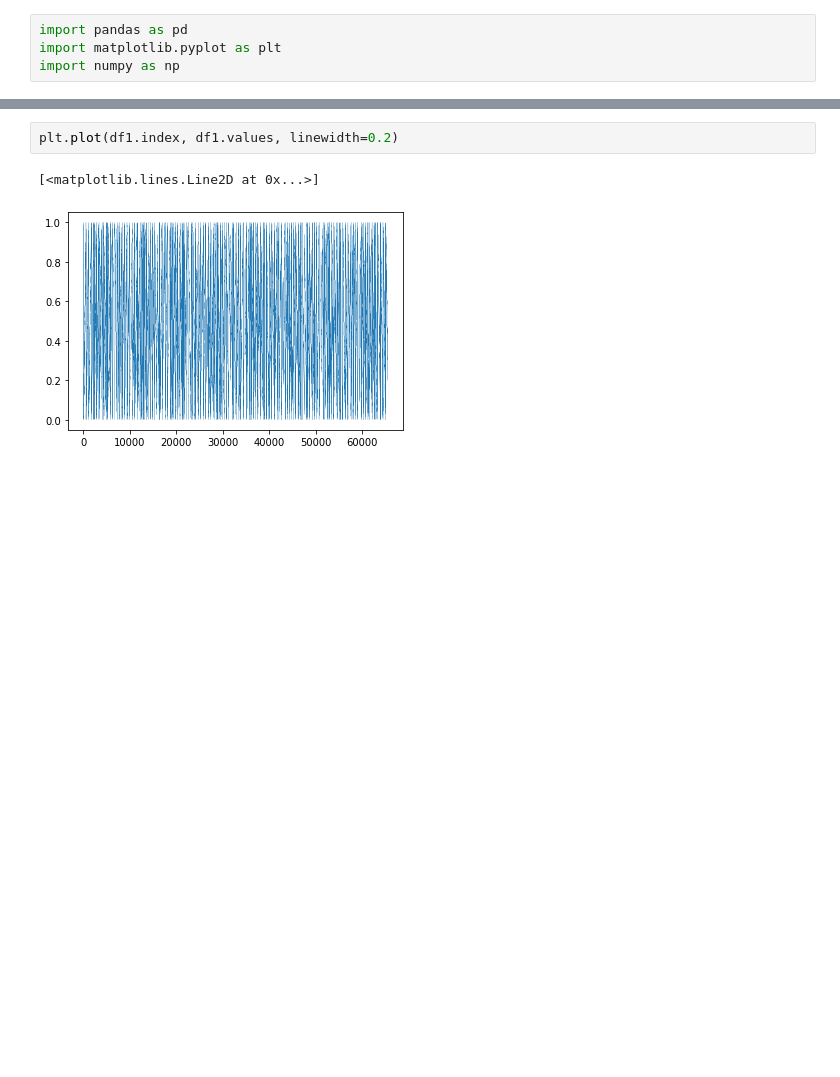
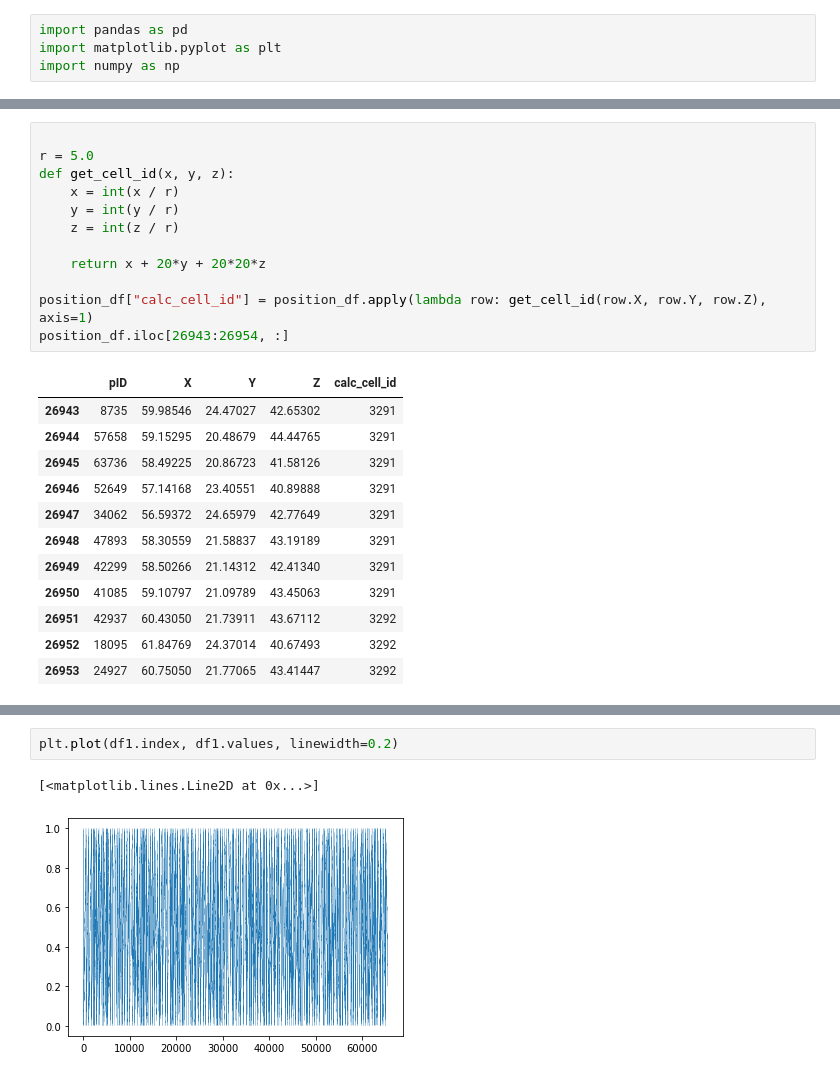
Before and after one commit to RobertRuta/GPU_Accelerated_Vicsek, a Jupyter notebook: data_analysis/data_analysis.ipynb, the cells around one changed output, grey strips where cells are left out. Cells and saved outputs as stored; diff of their text form; blank space fills up the shorter version.

```diff
--- a/data_analysis/data_analysis.ipynb
+++ b/data_analysis/data_analysis.ipynb
@@ -4,0 +78,25 @@ import numpy as np
+# %%
+
+r = 5.0
+def get_cell_id(x, y, z):
+    x = int(x / r)
+    y = int(y / r)
+    z = int(z / r)
+
+    return x + 20*y + 20*20*z
+
+position_df["calc_cell_id"] = position_df.apply(lambda row: get_cell_id(row.X, row.Y, row.Z), axis=1)
+position_df.iloc[26943:26954, :]
+# %% [output]
+|  | pID | X | Y | Z | calc_cell_id |
+| 26943 | 8735 | 59.98546 | 24.47027 | 42.65302 | 3291 |
+| 26944 | 57658 | 59.15295 | 20.48679 | 44.44765 | 3291 |
+| 26945 | 63736 | 58.49225 | 20.86723 | 41.58126 | 3291 |
+| 26946 | 52649 | 57.14168 | 23.40551 | 40.89888 | 3291 |
+| 26947 | 34062 | 56.59372 | 24.65979 | 42.77649 | 3291 |
+| 26948 | 47893 | 58.30559 | 21.58837 | 43.19189 | 3291 |
+| 26949 | 42299 | 58.50266 | 21.14312 | 42.41340 | 3291 |
+| 26950 | 41085 | 59.10797 | 21.09789 | 43.45063 | 3291 |
+| 26951 | 42937 | 60.43050 | 21.73911 | 43.67112 | 3292 |
+| 26952 | 18095 | 61.84769 | 24.37014 | 40.67493 | 3292 |
+| 26953 | 24927 | 60.75050 | 21.77065 | 43.41447 | 3292 |
```
Also changed, not shown: parts of 28 cells of this notebook.
